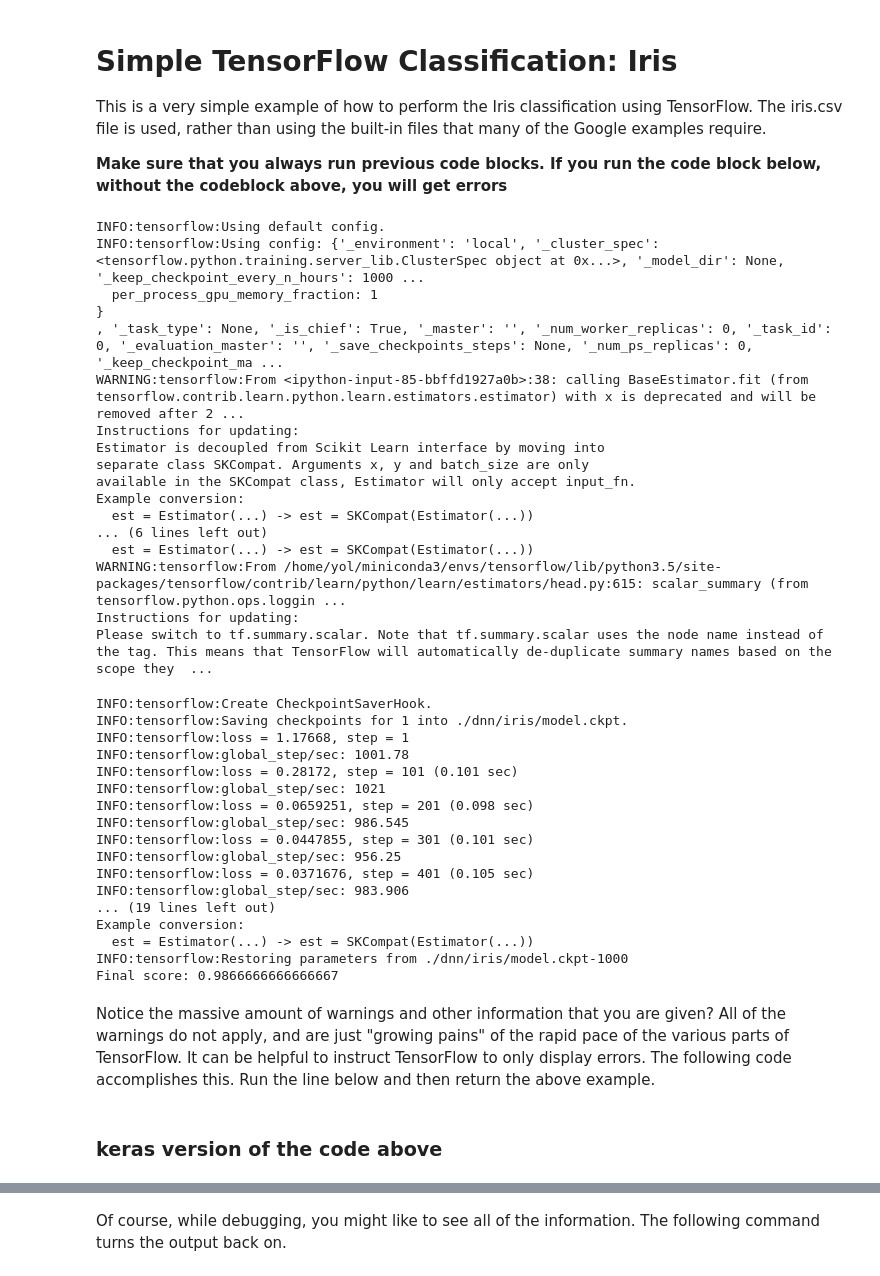
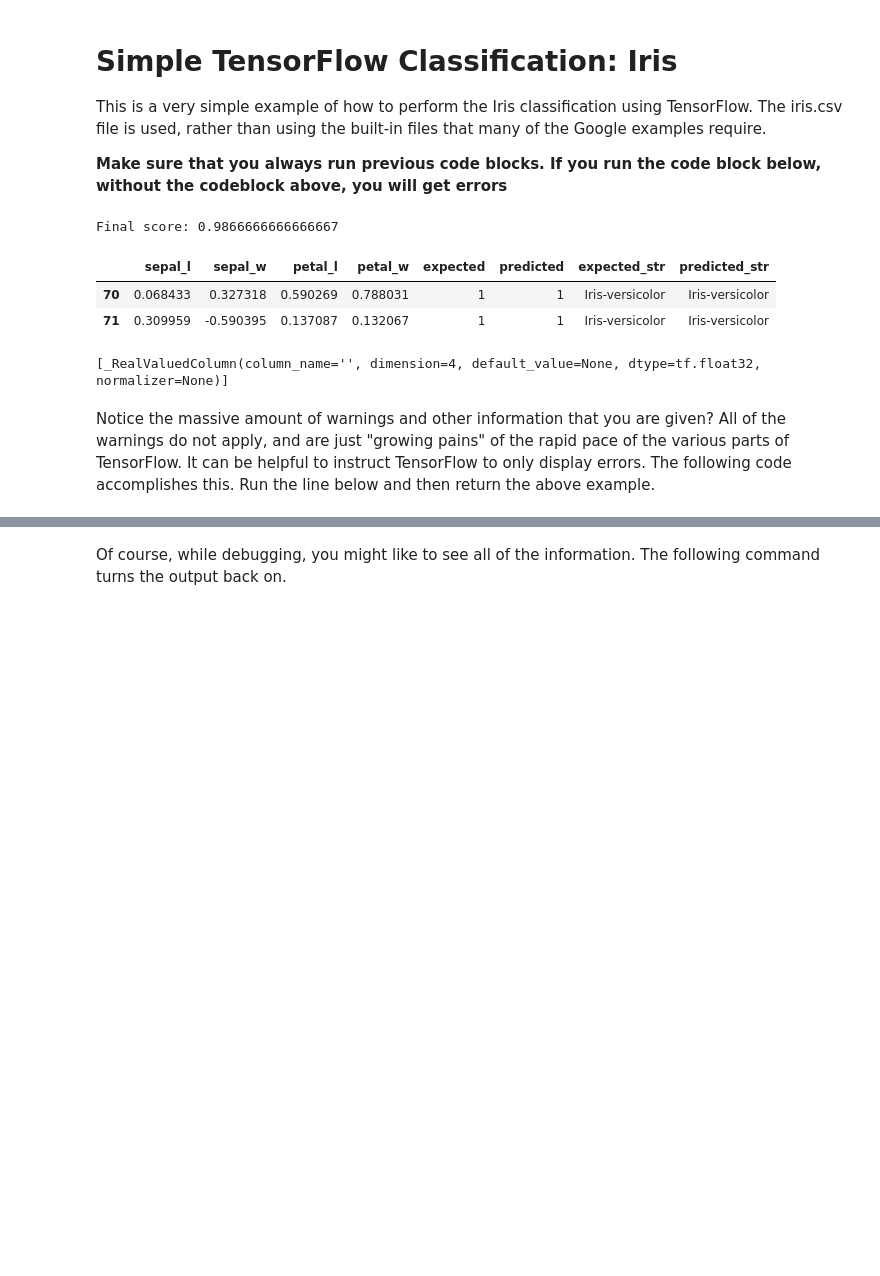
Before and after one commit to kuatroka/jh_dl, a Jupyter notebook: jh_dl_class2_intro_tensorflow.ipynb, the cells around one changed output, grey strips where cells are left out. Saved outputs shown, nothing was run; the diff lists cells and outputs as text; code cells hidden in the pictures; blank space fills up the shorter version.

```diff
--- a/jh_dl_class2_intro_tensorflow.ipynb
+++ b/jh_dl_class2_intro_tensorflow.ipynb
@@ -403,70 +458,42 @@ num_classes = len(species)
 
 # Create x(predictors) and y (expected outcome)
 x,y = to_xy(df,'species')
 
 # Get/clear a directory to store the neural network to
 model_dir = get_model_dir('iris',True)
 
 # Create a deep neural network with 3 hidden layers of 10, 20, 5
 feature_columns = [tf.contrib.layers.real_valued_column("", dimension=x.shape[1])]
 classifier = learn.DNNClassifier(
     model_dir= model_dir,
-    hidden_units=[20, 10, 5], n_classes=num_classes, feature_columns=feature_columns)
+    hidden_units=[10, 20, 5], n_classes=num_classes, feature_columns=feature_columns)
 
 # Might be needed in future versions of "TensorFlow Learn"
 #classifier = learn.SKCompat(classifier) # For Sklearn compatibility
 
 # Fit/train neural network
 classifier.fit(x, y, steps=1000)
 
 # Measure accuracy
 pred = list(classifier.predict(x, as_iterable=True))
 score = metrics.accuracy_score(y, pred)
 print("Final score: {}".format(score))
 
 # How to convert predicted indexs to category labels (e.g. iris names)
 predDF = pd.DataFrame(pred)
 pred_nameDF = pd.DataFrame(species[pred])
 actual_nameDF = pd.DataFrame(species[df['species']])
 df2 = pd.concat([df,predDF,pred_nameDF,actual_nameDF],axis=1)
 df2.columns = ['sepal_l','sepal_w','petal_l','petal_w','expected','predicted','expected_str','predicted_str']
-#df2
+df2[70:72]
 # %% [output]
-INFO:tensorflow:Using default config.
-INFO:tensorflow:Using config: {'_environment': 'local', '_cluster_spec': <tensorflow.python.training.server_lib.ClusterSpec object at 0x...>, '_model_dir': None, '_keep_checkpoint_every_n_hours': 1000 ...
-  per_process_gpu_memory_fraction: 1
-}
-, '_task_type': None, '_is_chief': True, '_master': '', '_num_worker_replicas': 0, '_task_id': 0, '_evaluation_master': '', '_save_checkpoints_steps': None, '_num_ps_replicas': 0, '_keep_checkpoint_ma ...
-WARNING:tensorflow:From <ipython-input-85-bbffd1927a0b>:38: calling BaseEstimator.fit (from tensorflow.contrib.learn.python.learn.estimators.estimator) with x is deprecated and will be removed after 2 ...
-Instructions for updating:
-Estimator is decoupled from Scikit Learn interface by moving into
-separate class SKCompat. Arguments x, y and batch_size are only
-available in the SKCompat class, Estimator will only accept input_fn.
-Example conversion:
-  est = Estimator(...) -> est = SKCompat(Estimator(...))
-... (6 lines left out)
-  est = Estimator(...) -> est = SKCompat(Estimator(...))
-WARNING:tensorflow:From /home/yol/miniconda3/envs/tensorflow/lib/python3.5/site-packages/tensorflow/contrib/learn/python/learn/estimators/head.py:615: scalar_summary (from tensorflow.python.ops.loggin ...
-Instructions for updating:
-Please switch to tf.summary.scalar. Note that tf.summary.scalar uses the node name instead of the tag. This means that TensorFlow will automatically de-duplicate summary names based on the scope they  ...
+Final score: 0.9866666666666667
-INFO:tensorflow:Create CheckpointSaverHook.
-INFO:tensorflow:Saving checkpoints for 1 into ./dnn/iris/model.ckpt.
-INFO:tensorflow:loss = 1.17668, step = 1
-INFO:tensorflow:global_step/sec: 1001.78
-INFO:tensorflow:loss = 0.28172, step = 101 (0.101 sec)
-INFO:tensorflow:global_step/sec: 1021
-INFO:tensorflow:loss = 0.0659251, step = 201 (0.098 sec)
-INFO:tensorflow:global_step/sec: 986.545
-INFO:tensorflow:loss = 0.0447855, step = 301 (0.101 sec)
-INFO:tensorflow:global_step/sec: 956.25
-INFO:tensorflow:loss = 0.0371676, step = 401 (0.105 sec)
-INFO:tensorflow:global_step/sec: 983.906
-... (19 lines left out)
-Example conversion:
-  est = Estimator(...) -> est = SKCompat(Estimator(...))
-INFO:tensorflow:Restoring parameters from ./dnn/iris/model.ckpt-1000
-Final score: 0.9866666666666667
+|  | sepal_l | sepal_w | petal_l | petal_w | expected | predicted | expected_str | predicted_str |
+| 70 | 0.068433 | 0.327318 | 0.590269 | 0.788031 | 1 | 1 | Iris-versicolor | Iris-versicolor |
+| 71 | 0.309959 | -0.590395 | 0.137087 | 0.132067 | 1 | 1 | Iris-versicolor | Iris-versicolor |
+# %%
+feature_columns
+# %% [output]
+[_RealValuedColumn(column_name='', dimension=4, default_value=None, dtype=tf.float32, normalizer=None)]
 # %% [markdown]
 Notice the massive amount of warnings and other information that you are given?  All of the warnings do not apply, and are just "growing pains" of the rapid pace of the various parts of TensorFlow.  It can be helpful to instruct TensorFlow to only display errors.  The following code accomplishes this.  Run the line below and then return the above example.
-# %% [markdown]
-### keras version of the code above
```
Also changed, not shown: parts of 14 cells of this notebook, 1 other file.
